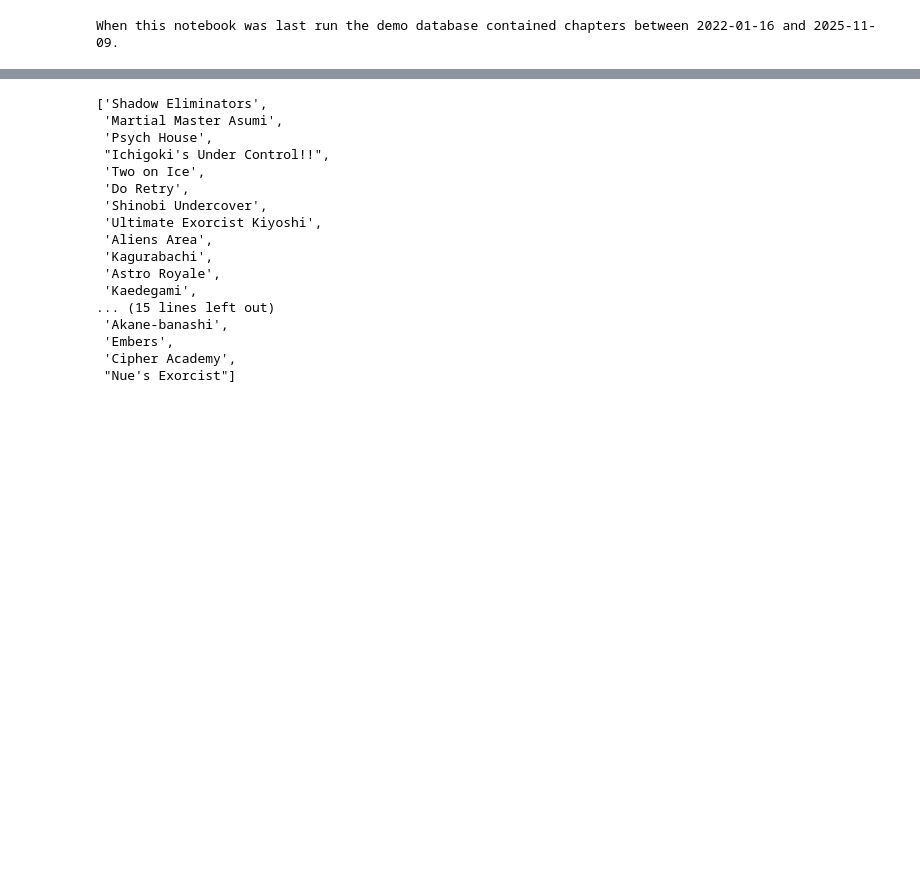
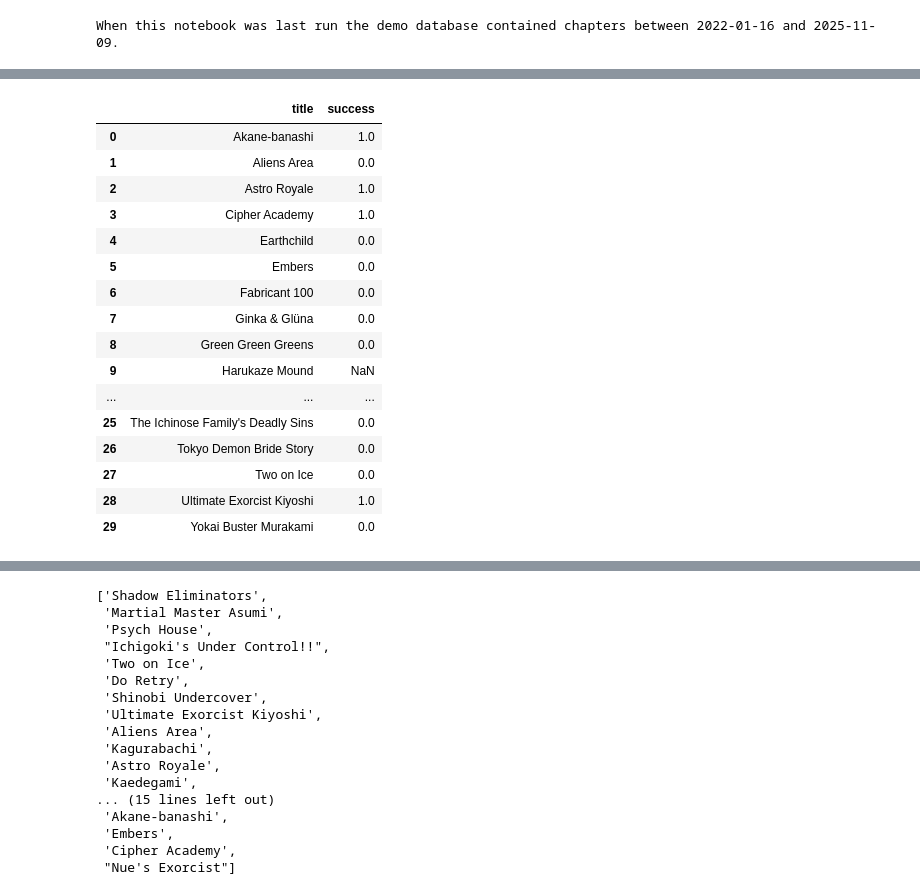
Before and after one commit to DevinGent/shonen-jump-sql, a Jupyter notebook: model_testing.ipynb, the cells around one changed output, grey strips where cells are left out. Cells and saved outputs as stored; diff of their text form; code cells hidden in the pictures; blank space fills up the shorter version.

```diff
--- a/model_testing.ipynb
+++ b/model_testing.ipynb
@@ -124,0 +92,22 @@ Where 1 ensures we have information on starting success and 2 ensures we have in
+# %%
+success=dbfunc.success_or_failure(connection,success_criteria=success_criteria,titles=simple['title'].to_list())
+# %%
+success
+# %% [output]
+|  | title | success |
+| 0 | Akane-banashi | 1.0 |
+| 1 | Aliens Area | 0.0 |
+| 2 | Astro Royale | 1.0 |
+| 3 | Cipher Academy | 1.0 |
+| 4 | Earthchild | 0.0 |
+| 5 | Embers | 0.0 |
+| 6 | Fabricant 100 | 0.0 |
+| 7 | Ginka & Glüna | 0.0 |
+| 8 | Green Green Greens | 0.0 |
+| 9 | Harukaze Mound | NaN |
+| ... | ... | ... |
+| 25 | The Ichinose Family's Deadly Sins | 0.0 |
+| 26 | Tokyo Demon Bride Story | 0.0 |
+| 27 | Two on Ice | 0.0 |
+| 28 | Ultimate Exorcist Kiyoshi | 1.0 |
+| 29 | Yokai Buster Murakami | 0.0 |
```
Also changed, not shown: parts of 31 cells of this notebook, 2 other files.
